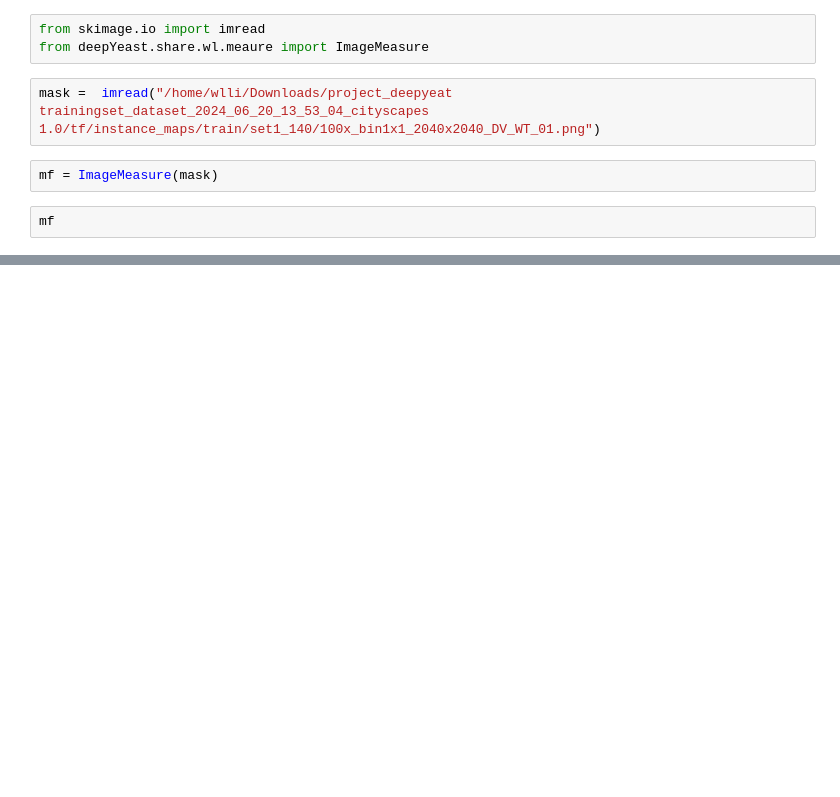
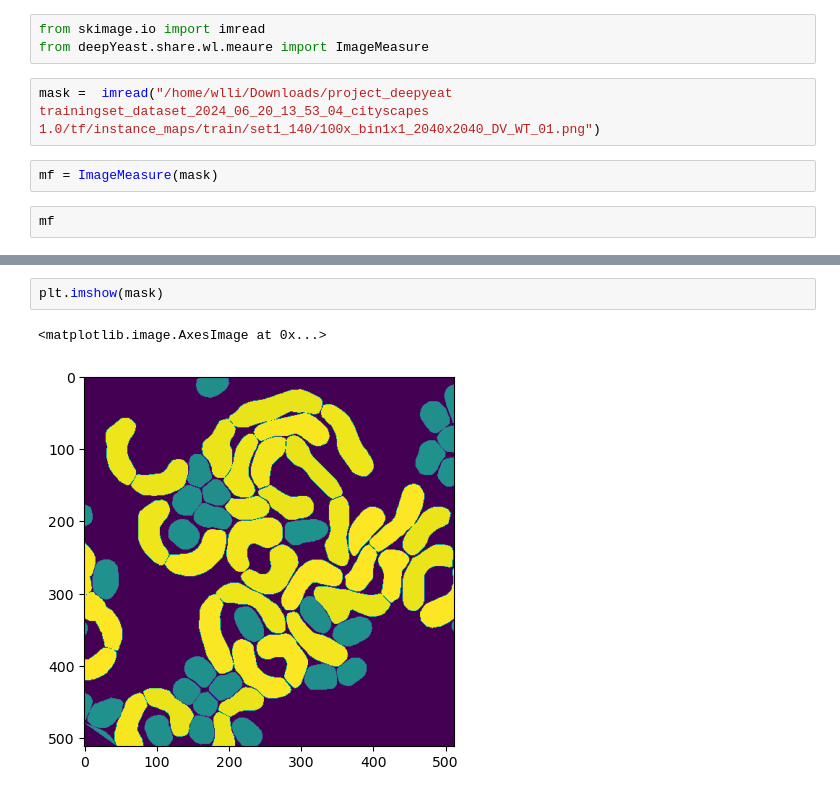
Before and after one commit to wanlanli/deepYeast, a Jupyter notebook: examples/06_formate_cvat2train.ipynb, the cells around one changed output, grey strips where cells are left out. Cells and saved outputs as stored; diff of their text form; blank space fills up the shorter version.

```diff
--- a/examples/06_formate_cvat2train.ipynb
+++ b/examples/06_formate_cvat2train.ipynb
@@ -33,0 +198,5 @@ mf
+# %%
+plt.imshow(mask)
+# %% [output]
+<matplotlib.image.AxesImage at 0x...>
+[figure, added]
```
Also changed, not shown: parts of 26 cells of this notebook, 4 other files.
